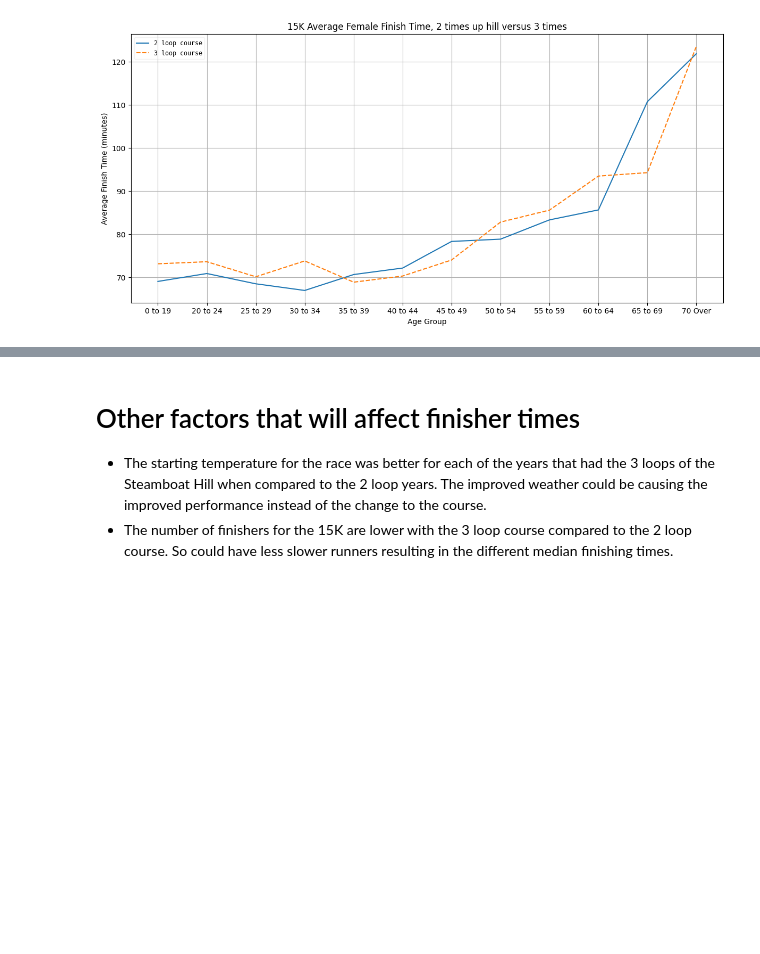
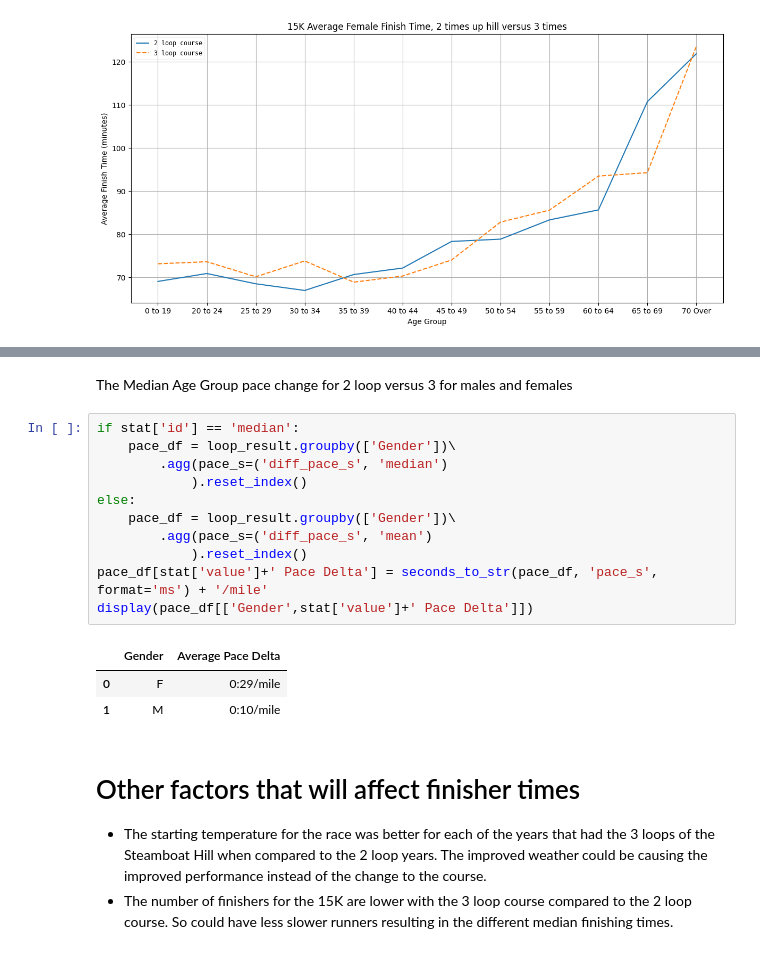
Before and after one commit to mbromberek/race_finisher_analyze, a Jupyter notebook: Steamboat_Dist_analyze.ipynb, the cells around one changed output, grey strips where cells are left out. Cells and saved outputs as stored; diff of their text form; blank space fills up the shorter version.

```diff
--- a/Steamboat_Dist_analyze.ipynb
+++ b/Steamboat_Dist_analyze.ipynb
@@ -714,3 +752,20 @@ KeyError: 'avg_pace_s_y'
+# %% [markdown]
+The Median Age Group pace change for 2 loop versus 3 for males and females
+# %%
+if stat['id'] == 'median':
+    pace_df = loop_result.groupby(['Gender'])\
+        .agg(pace_s=('diff_pace_s', 'median')
+            ).reset_index()
+else:
+    pace_df = loop_result.groupby(['Gender'])\
+        .agg(pace_s=('diff_pace_s', 'mean')
+            ).reset_index()
+pace_df[stat['value']+' Pace Delta'] = seconds_to_str(pace_df, 'pace_s', format='ms') + '/mile'
+display(pace_df[['Gender',stat['value']+' Pace Delta']])
+# %% [output]
+|  | Gender | Average Pace Delta |
+| 0 | F | 0:29/mile |
+| 1 | M | 0:10/mile |
 # %% [markdown]
 <a id='otherfactors'></a>
 # Other factors that will affect finisher times
```
Also changed, not shown: parts of 7 cells of this notebook.
